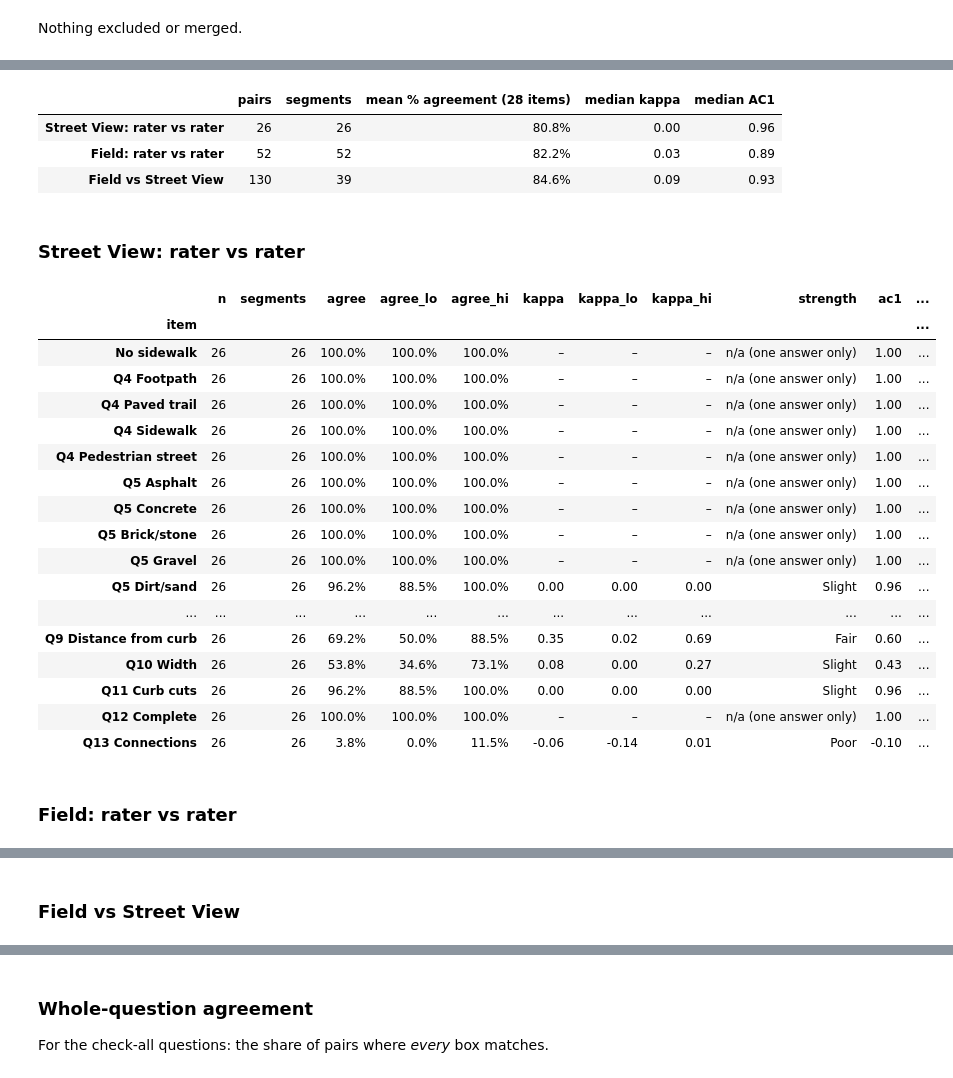
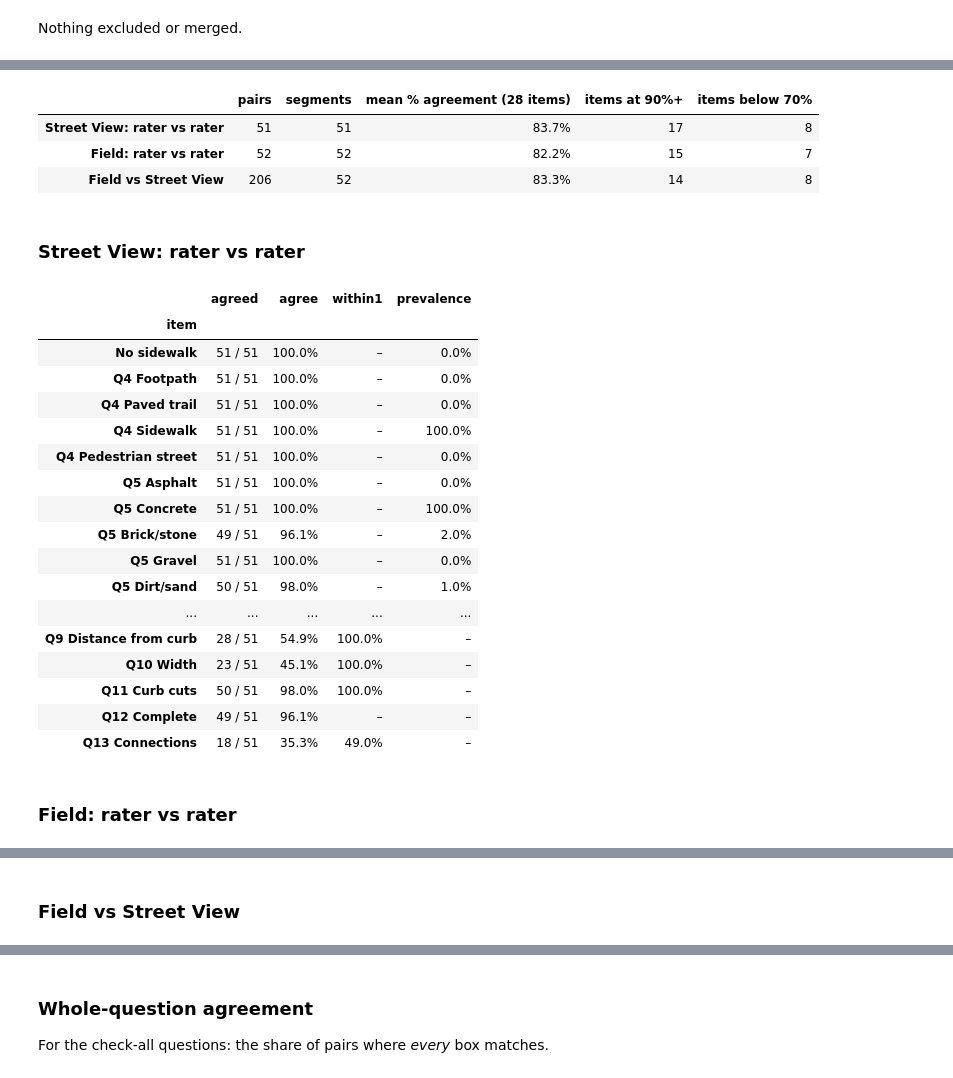
Before and after one commit to clodagh-walsh/290_audit, a Jupyter notebook: rater_agreement.ipynb, the cells around one changed output, grey strips where cells are left out. Drawn from its saved outputs; the diff is of its cells as text; code cells hidden in the pictures.

```diff
--- a/rater_agreement.ipynb
+++ b/rater_agreement.ipynb
@@ -37,7 +45,9 @@ TABS = {   # tab ids (the gid=... number in the sheet's address bar when that ta
     "Chinatown": {"gsv": ["1174797972"],                 # "Chinatown GSV entries"
                   "field": ["1352016008", "91276802"]},  # "Chinatown Field 1", "Chinatown Field 2"
 }
-VISIT_FOR_TAB = {"1352016008": 1, "91276802": 2}   # for tabs that have no visit column
+# Visit number for each field tab. This overrides the sheet's own visit column, which reads 1
+# on every row of "Chinatown Field 2".
+VISIT_FOR_TAB = {"1352016008": 1, "91276802": 2}
 
 # Offline: a folder holding each tab as <gid>.csv. Leave as None to read the live sheet.
 CSV_DIR = os.environ.get("PEDS_CSV_DIR") or None
@@ -45,12 +55,13 @@ CSV_DIR = os.environ.get("PEDS_CSV_DIR") or None
 # Which field ratings count as a pair: "any" (default), "same_visit" (raters who walked together)
 # or "across_visits" (visit 1 vs visit 2, as in Chinatown).
 FIELD_PAIRING = "any"
+# Count one rater's visit-1 and visit-2 ratings of a segment as a field pair (e.g. Chinatown FRK St,
+# walked by one rater on both visits). Set False to keep field pairs strictly between different raters.
+SAME_RATER_ACROSS_VISITS = True
 
 # Names are matched on the first word ("Michael Huang" = "Michael"). Add exceptions here.
 RATER_ALIASES = {}   # e.g. {"Mike": "Michael"}
 
-N_BOOT = 2000        # bootstrap resamples for the 95% intervals (set 0 to skip)
-SEED = 290
 EXPORT_XLSX = f"{AREA}_rater_agreement.xlsx"
 # %% [markdown]
 ## 2 · Codebook and area rules
@@ -151,7 +162,7 @@ def clean(df, method):
     df["rater_id"] = first.map(lambda r: RATER_ALIASES.get(r, r))
     if method == "field":
         v = pd.to_numeric(df["visit"], errors="coerce") if "visit" in df else pd.Series(np.nan, index=df.index)
-        df["visit"] = v.fillna(df["tab"].map(VISIT_FOR_TAB)).fillna(1).astype(int)
+        df["visit"] = df["tab"].map(VISIT_FOR_TAB).fillna(v).fillna(1).astype(int)
     else:
         df["visit"] = 0
     for c in ALL:
@@ -314,7 +318,8 @@ def pairs_within(method, how="any"):
     for seg, g in sub.groupby("segment"):
         recs = g.sort_values(["visit", "rater_id"]).to_dict("records")
         for a, b in itertools.combinations(recs, 2):
-            if a["rater_id"] == b["rater_id"]: continue
+            if a["rater_id"] == b["rater_id"] and not (SAME_RATER_ACROSS_VISITS and a["visit"] != b["visit"]):
+                continue
             if how == "same_visit" and a["visit"] != b["visit"]: continue
             if how == "across_visits" and a["visit"] == b["visit"]: continue
             rows.append((seg, a, b))
@@ -425,44 +419,44 @@ def item_table(p, n_boot=N_BOOT, seed=SEED):
 RESULTS = {k: item_table(p) for k, p in COMPARISONS.items() if len(p)}
 # %%
-def show(t, title):
-    cols = ["item", "n", "segments", "agree", "agree_lo", "agree_hi", "kappa", "kappa_lo", "kappa_hi", "strength",
-            "ac1", "w_kappa", "within1", "prevalence"]
+def show(t, title, cols=MAIN_COLS, shade=True):
     t = t[[c for c in cols if c in t]].set_index("item")
-    fmt = {c: "{:.1%}" for c in ("agree", "agree_lo", "agree_hi", "within1", "prevalence") if c in t}
-    fmt.update({c: "{:.2f}" for c in ("kappa", "kappa_lo", "kappa_hi", "ac1", "w_kappa") if c in t})
-    display(Markdown(f"### {title}"))
-    display(t.style.format(fmt, na_rep="–").background_gradient(subset=["agree"], cmap="RdYlGn", vmin=.5, vmax=1))
+    fmt = {c: "{:.1%}" for c in ("agree", "within1", "prevalence", "chance") if c in t}
+    fmt.update({c: "{:.2f}" for c in ("kappa", "w_kappa", "ac1") if c in t})
+    st = t.style.format(fmt, na_rep="–")
+    if shade: st = st.background_gradient(subset=["agree"], cmap="RdYlGn", vmin=.5, vmax=1)
+    display(Markdown(f"### {title}")); display(st)
 
 overview = pd.DataFrame({k: {"pairs": len(COMPARISONS[k]), "segments": COMPARISONS[k].segment.nunique(),
                              "mean % agreement (28 items)": t["agree"].mean(),
-                             "median kappa": t["kappa"].median(), "median AC1": t["ac1"].median()}
+                             "items at 90%+": (t["agree"] >= .9).sum(),
+                             "items below 70%": (t["agree"] < .7).sum()}
                          for k, t in RESULTS.items()}).T
-display(overview.style.format({"mean % agreement (28 items)": "{:.1%}", "median kappa": "{:.2f}", "median AC1": "{:.2f}",
-                               "pairs": "{:.0f}", "segments": "{:.0f}"}))
+display(overview.style.format({"mean % agreement (28 items)": "{:.1%}", "pairs": "{:.0f}", "segments": "{:.0f}",
+                               "items at 90%+": "{:.0f}", "items below 70%": "{:.0f}"}))
 for k, t in RESULTS.items():
     show(t, k)
 # %% [output]
-|  | pairs | segments | mean % agreement (28 items) | median kappa | median AC1 |
-| Street View: rater vs rater | 26 | 26 | 80.8% | 0.00 | 0.96 |
-| Field: rater vs rater | 52 | 52 | 82.2% | 0.03 | 0.89 |
-| Field vs Street View | 130 | 39 | 84.6% | 0.09 | 0.93 |
+|  | pairs | segments | mean % agreement (28 items) | items at 90%+ | items below 70% |
+| Street View: rater vs rater | 51 | 51 | 83.7% | 17 | 8 |
+| Field: rater vs rater | 52 | 52 | 82.2% | 15 | 7 |
+| Field vs Street View | 206 | 52 | 83.3% | 14 | 8 |
 ### Street View: rater vs rater
-|  | n | segments | agree | agree_lo | agree_hi | kappa | kappa_lo | kappa_hi | strength | ac1 | ... |
-| item |  |  |  |  |  |  |  |  |  |  | ... |
-| No sidewalk | 26 | 26 | 100.0% | 100.0% | 100.0% | – | – | – | n/a (one answer only) | 1.00 | ... |
-| Q4 Footpath | 26 | 26 | 100.0% | 100.0% | 100.0% | – | – | – | n/a (one answer only) | 1.00 | ... |
-| Q4 Paved trail | 26 | 26 | 100.0% | 100.0% | 100.0% | – | – | – | n/a (one answer only) | 1.00 | ... |
-| Q4 Sidewalk | 26 | 26 | 100.0% | 100.0% | 100.0% | – | – | – | n/a (one answer only) | 1.00 | ... |
-| Q4 Pedestrian street | 26 | 26 | 100.0% | 100.0% | 100.0% | – | – | – | n/a (one answer only) | 1.00 | ... |
-| Q5 Asphalt | 26 | 26 | 100.0% | 100.0% | 100.0% | – | – | – | n/a (one answer only) | 1.00 | ... |
-| Q5 Concrete | 26 | 26 | 100.0% | 100.0% | 100.0% | – | – | – | n/a (one answer only) | 1.00 | ... |
-| Q5 Brick/stone | 26 | 26 | 100.0% | 100.0% | 100.0% | – | – | – | n/a (one answer only) | 1.00 | ... |
-| Q5 Gravel | 26 | 26 | 100.0% | 100.0% | 100.0% | – | – | – | n/a (one answer only) | 1.00 | ... |
-| Q5 Dirt/sand | 26 | 26 | 96.2% | 88.5% | 100.0% | 0.00 | 0.00 | 0.00 | Slight | 0.96 | ... |
-| ... | ... | ... | ... | ... | ... | ... | ... | ... | ... | ... | ... |
-| Q9 Distance from curb | 26 | 26 | 69.2% | 50.0% | 88.5% | 0.35 | 0.02 | 0.69 | Fair | 0.60 | ... |
-| Q10 Width | 26 | 26 | 53.8% | 34.6% | 73.1% | 0.08 | 0.00 | 0.27 | Slight | 0.43 | ... |
-| Q11 Curb cuts | 26 | 26 | 96.2% | 88.5% | 100.0% | 0.00 | 0.00 | 0.00 | Slight | 0.96 | ... |
-| Q12 Complete | 26 | 26 | 100.0% | 100.0% | 100.0% | – | – | – | n/a (one answer only) | 1.00 | ... |
-| Q13 Connections | 26 | 26 | 3.8% | 0.0% | 11.5% | -0.06 | -0.14 | 0.01 | Poor | -0.10 | ... |
+|  | agreed | agree | within1 | prevalence |
+| item |  |  |  |  |
+| No sidewalk | 51 / 51 | 100.0% | – | 0.0% |
+| Q4 Footpath | 51 / 51 | 100.0% | – | 0.0% |
+| Q4 Paved trail | 51 / 51 | 100.0% | – | 0.0% |
+| Q4 Sidewalk | 51 / 51 | 100.0% | – | 100.0% |
+| Q4 Pedestrian street | 51 / 51 | 100.0% | – | 0.0% |
+| Q5 Asphalt | 51 / 51 | 100.0% | – | 0.0% |
+| Q5 Concrete | 51 / 51 | 100.0% | – | 100.0% |
+| Q5 Brick/stone | 49 / 51 | 96.1% | – | 2.0% |
+| Q5 Gravel | 51 / 51 | 100.0% | – | 0.0% |
+| Q5 Dirt/sand | 50 / 51 | 98.0% | – | 1.0% |
+| ... | ... | ... | ... | ... |
+| Q9 Distance from curb | 28 / 51 | 54.9% | 100.0% | – |
+| Q10 Width | 23 / 51 | 45.1% | 100.0% | – |
+| Q11 Curb cuts | 50 / 51 | 98.0% | 100.0% | – |
+| Q12 Complete | 49 / 51 | 96.1% | – | – |
+| Q13 Connections | 18 / 51 | 35.3% | 49.0% | – |
 ### Field: rater vs rater
```
Also changed, not shown: parts of 23 cells of this notebook, 8 other files.
